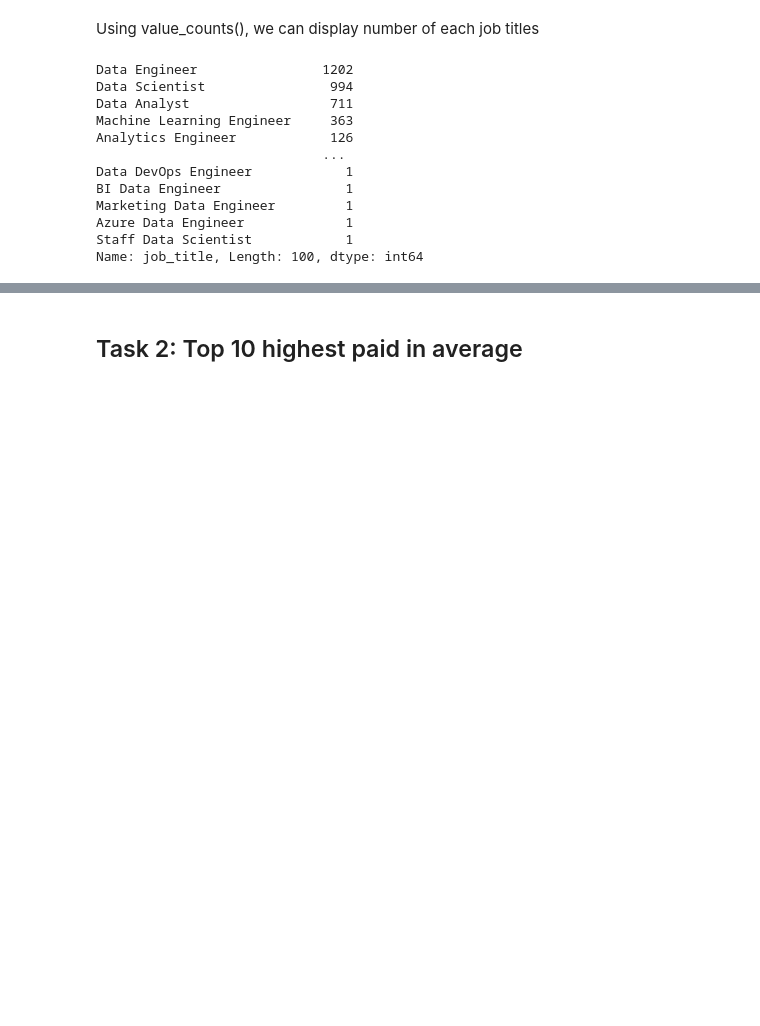
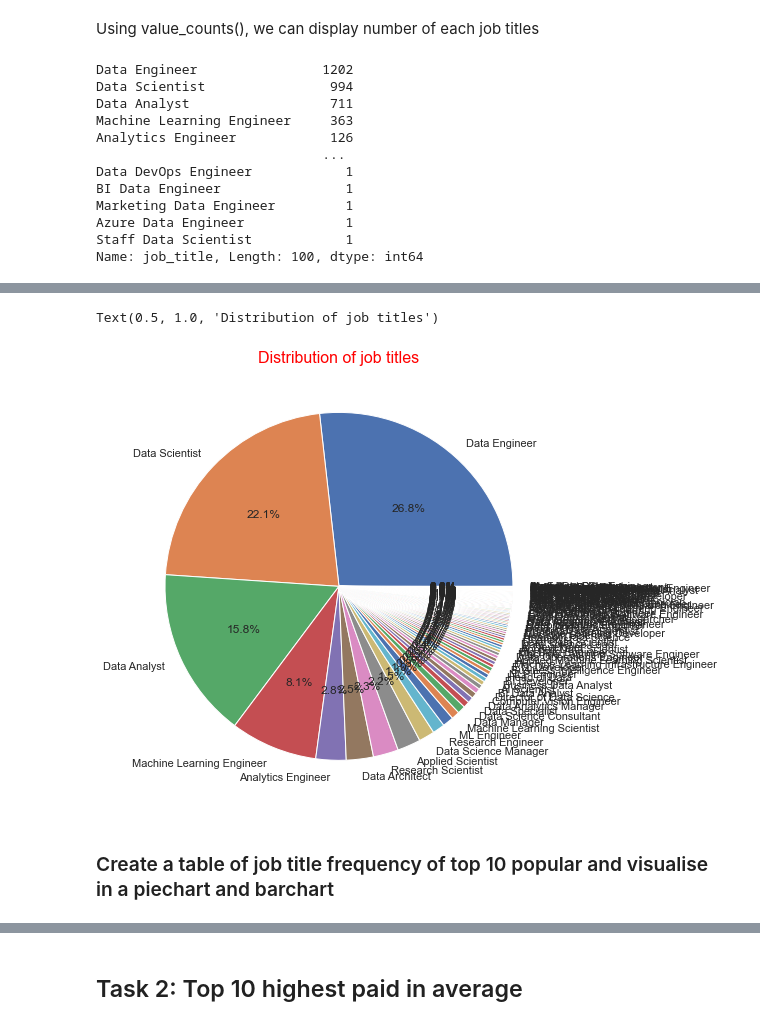
Before and after one commit to honhanbao/PowerBI-Python_Data-Science-Jobs-Salaries, a Jupyter notebook: salaries.ipynb, the cells around one changed output, grey strips where cells are left out. Saved outputs shown, nothing was run; the diff lists cells and outputs as text; code cells hidden in the pictures; blank space fills up the shorter version.

Commit message:
Update text and file.

```diff
--- a/salaries.ipynb
+++ b/salaries.ipynb
@@ -162 +165,8 @@ isinstance(df_freq_title, pd.DataFrame)
 True
+# %%
+# create pandas series
+freq_count = df['job_title'].value_counts()
+# create the DataFrame
+df_freq_title = pd.DataFrame({'Job Title': freq_count.index, 'Count': freq_count.values})
+print(df_freq_title)
+isinstance(df_freq_title, pd.DataFrame)
@@ -163,5 +189,8 @@ True
 # %%
 plt.figure(figsize=(12, 8))
 plt.pie(df_freq_title['Count'], labels=df_freq_title['Job Title'], autopct='%1.1f%%')
 sns.set()
-plt.title("Job Distribution")
+plt.title("Distribution of job titles", fontsize=16, color='red')
+# %% [output]
+Text(0.5, 1.0, 'Distribution of job titles')
+[figure, added]
@@ -167,0 +199,2 @@ plt.title("Job Distribution")
+# %% [markdown]
+### Create a table of job title frequency of top 10 popular and visualise in a piechart and barchart
```
Also changed, not shown: parts of 13 cells of this notebook, 2 other files.
